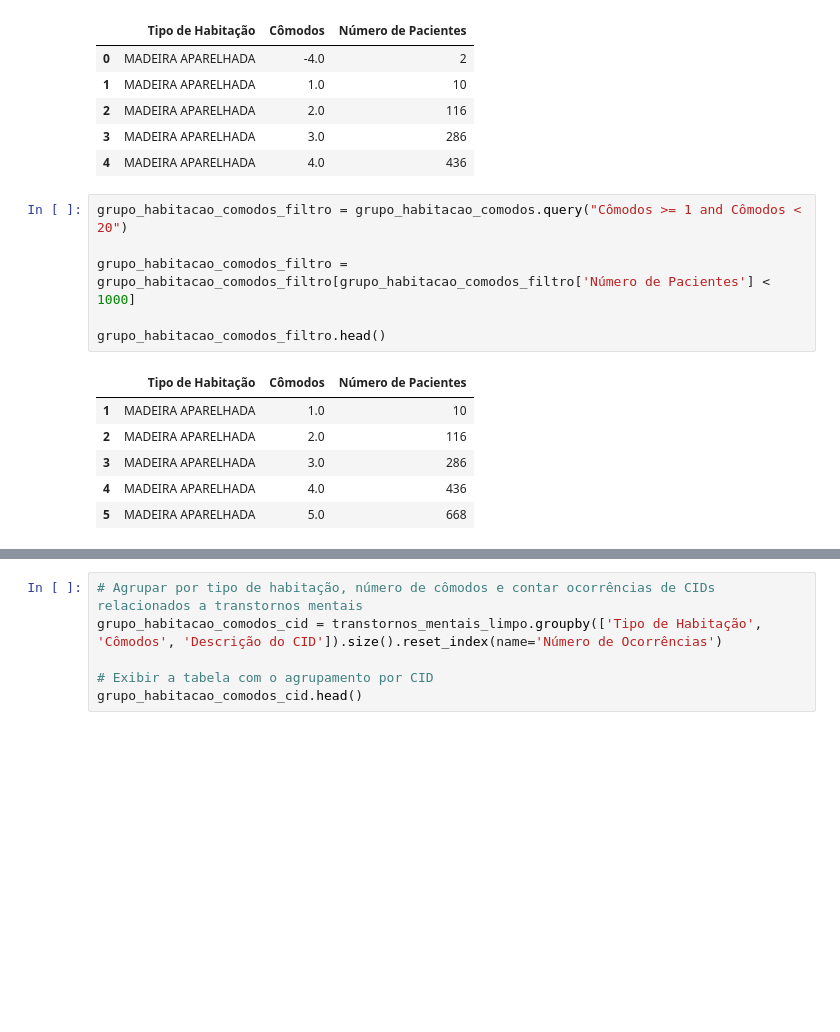
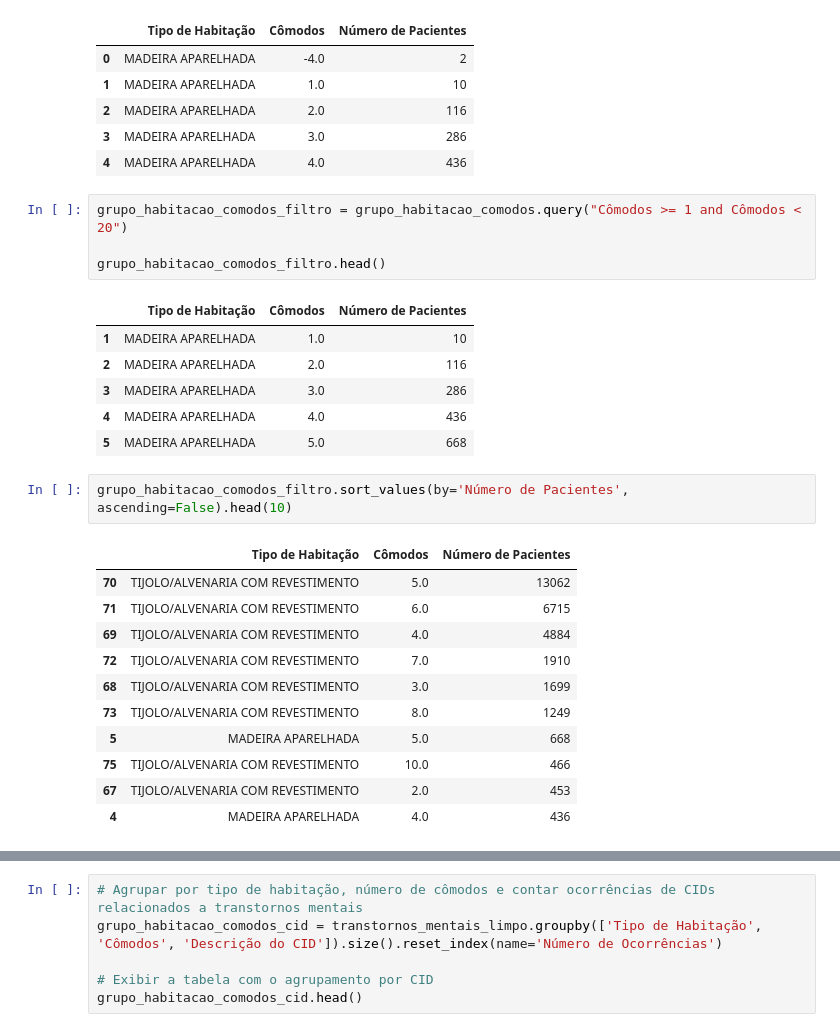
Before and after one commit to GustavoEmanuel901/Analise-dados-de-sa-de-mental-curitiba, a Jupyter notebook: Analise_dos_dados_Curitiba_Saúde_mental.ipynb, the cells around one changed output, grey strips where cells are left out. Drawn from its saved outputs; the diff is of its cells as text; blank space fills up the shorter version.

```diff
--- a/Analise_dos_dados_Curitiba_Saúde_mental.ipynb
+++ b/Analise_dos_dados_Curitiba_Saúde_mental.ipynb
@@ -516,8 +516,6 @@ grupo_habitacao_comodos.head()
 # %%
 grupo_habitacao_comodos_filtro = grupo_habitacao_comodos.query("Cômodos >= 1 and Cômodos < 20")
 
-grupo_habitacao_comodos_filtro = grupo_habitacao_comodos_filtro[grupo_habitacao_comodos_filtro['Número de Pacientes'] < 1000]
-
 grupo_habitacao_comodos_filtro.head()
 # %% [output]
 |  | Tipo de Habitação | Cômodos | Número de Pacientes |
@@ -526,3 +524,17 @@ grupo_habitacao_comodos_filtro.head()
 | 3 | MADEIRA APARELHADA | 3.0 | 286 |
 | 4 | MADEIRA APARELHADA | 4.0 | 436 |
 | 5 | MADEIRA APARELHADA | 5.0 | 668 |
+# %%
+grupo_habitacao_comodos_filtro.sort_values(by='Número de Pacientes', ascending=False).head(10)
+# %% [output]
+|  | Tipo de Habitação | Cômodos | Número de Pacientes |
+| 70 | TIJOLO/ALVENARIA COM REVESTIMENTO | 5.0 | 13062 |
+| 71 | TIJOLO/ALVENARIA COM REVESTIMENTO | 6.0 | 6715 |
+| 69 | TIJOLO/ALVENARIA COM REVESTIMENTO | 4.0 | 4884 |
+| 72 | TIJOLO/ALVENARIA COM REVESTIMENTO | 7.0 | 1910 |
+| 68 | TIJOLO/ALVENARIA COM REVESTIMENTO | 3.0 | 1699 |
+| 73 | TIJOLO/ALVENARIA COM REVESTIMENTO | 8.0 | 1249 |
+| 5 | MADEIRA APARELHADA | 5.0 | 668 |
+| 75 | TIJOLO/ALVENARIA COM REVESTIMENTO | 10.0 | 466 |
+| 67 | TIJOLO/ALVENARIA COM REVESTIMENTO | 2.0 | 453 |
+| 4 | MADEIRA APARELHADA | 4.0 | 436 |
```
Also changed, not shown: parts of 1 cell of this notebook.
